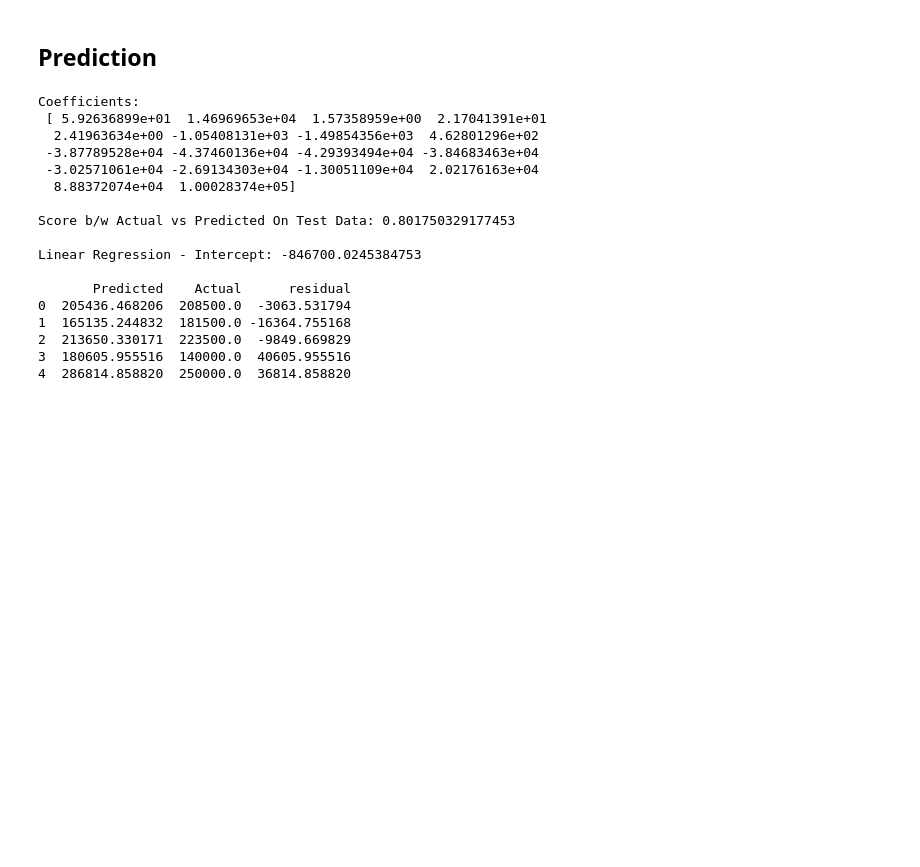
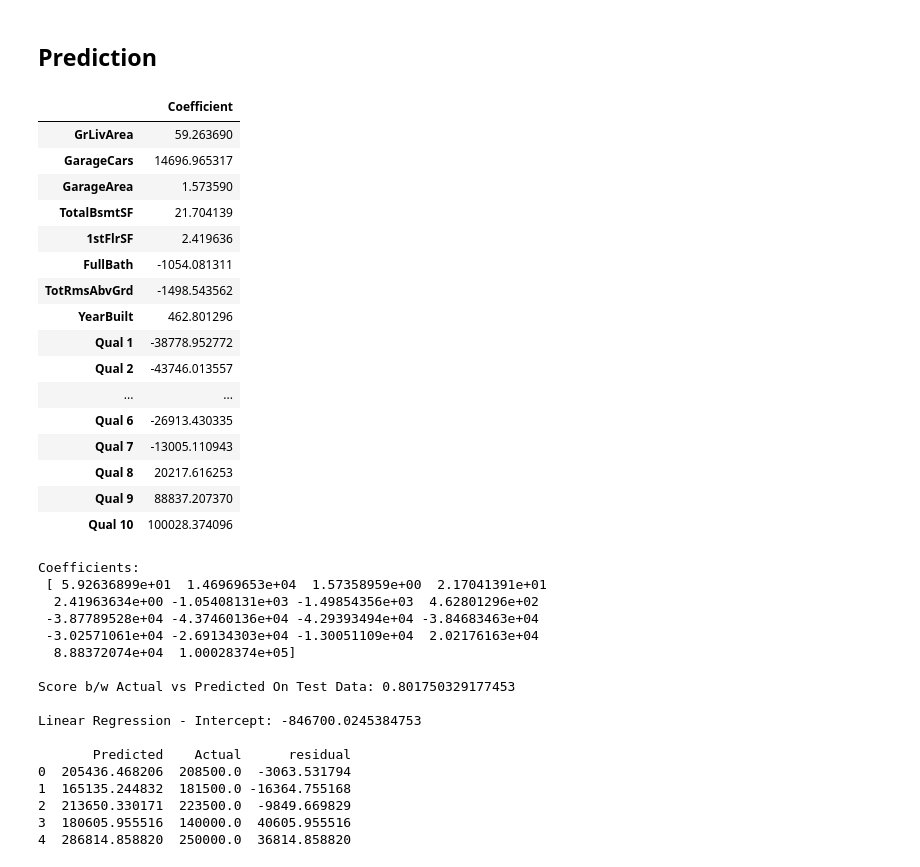
Before and after one commit to Rumsha001/ML-Project, a Jupyter notebook: RealEstate_Project.ipynb, the cells around one changed output. Saved outputs shown, nothing was run; the diff lists cells and outputs as text; code cells hidden in the pictures; blank space fills up the shorter version.

Commit message:
Edit Interpreting coefficients

```diff
--- a/RealEstate_Project.ipynb
+++ b/RealEstate_Project.ipynb
@@ -380,6 +380,28 @@ Accuracy: 77.22%
 LinearRegression(copy_X=True, fit_intercept=True, n_jobs=None, normalize=False)
 # %% [markdown]
 ## **Prediction**
+# %%
+#Interpreting the coefficients
+coeff_df = pd.DataFrame(model_kfold.coef_, df_test_x.columns, columns=['Coefficient'])
+coeff_df
+# %% [output]
+|  | Coefficient |
+| GrLivArea | 59.263690 |
+| GarageCars | 14696.965317 |
+| GarageArea | 1.573590 |
+| TotalBsmtSF | 21.704139 |
+| 1stFlrSF | 2.419636 |
+| FullBath | -1054.081311 |
+| TotRmsAbvGrd | -1498.543562 |
+| YearBuilt | 462.801296 |
+| Qual 1 | -38778.952772 |
+| Qual 2 | -43746.013557 |
+| ... | ... |
+| Qual 6 | -26913.430335 |
+| Qual 7 | -13005.110943 |
+| Qual 8 | 20217.616253 |
+| Qual 9 | 88837.207370 |
+| Qual 10 | 100028.374096 |
 # %%
 
 
```
Also changed, not shown: parts of 1 cell of this notebook.
